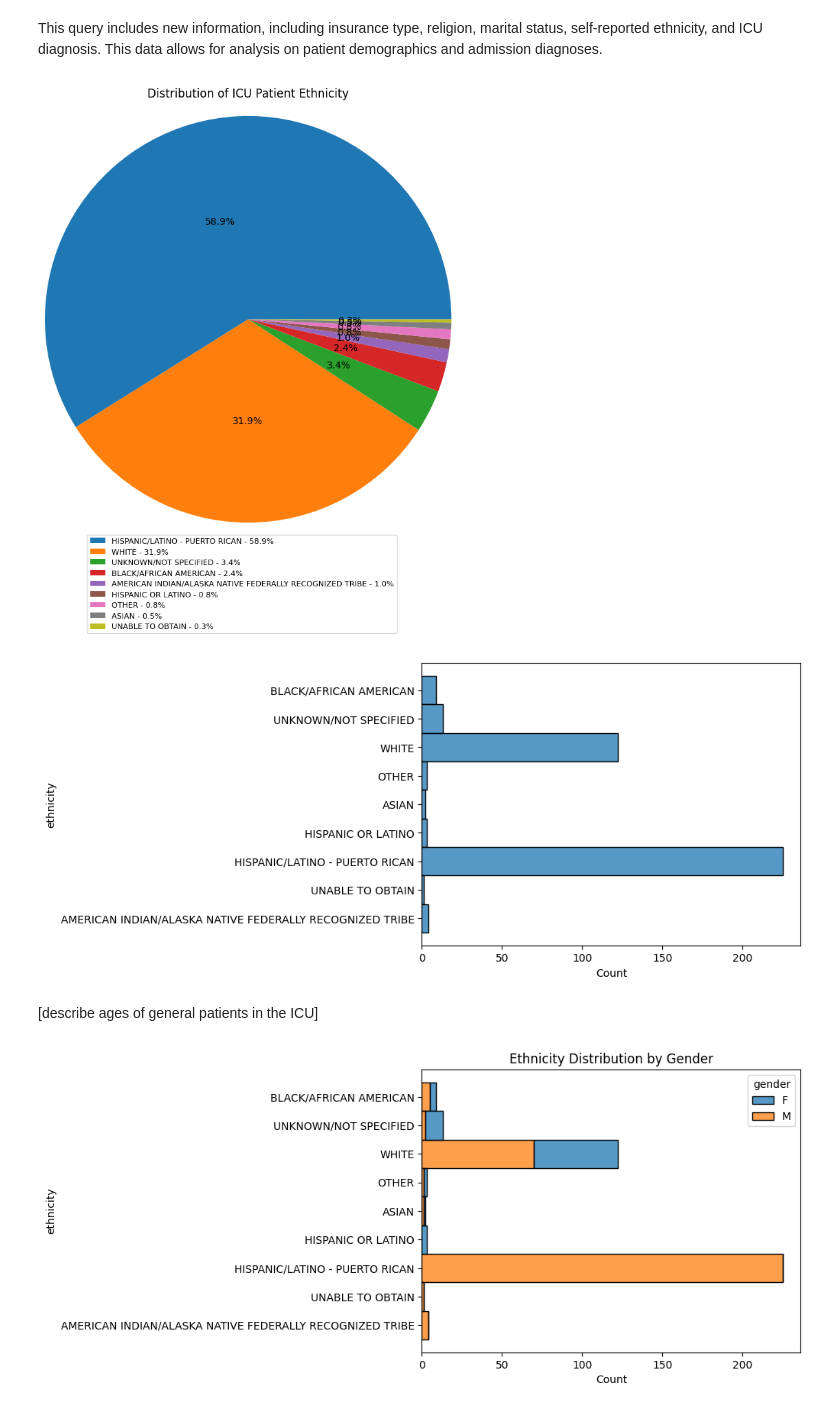
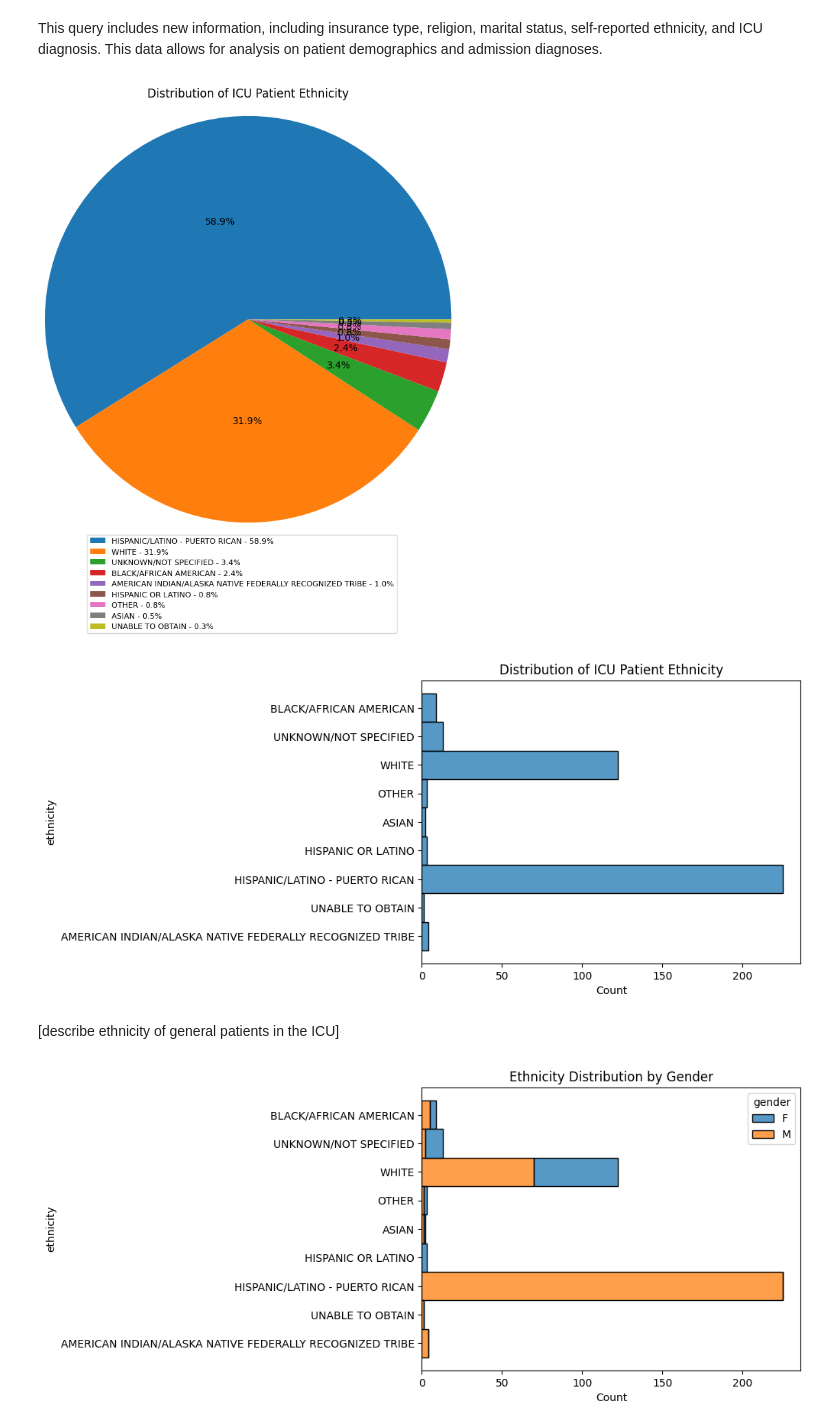
Before and after one commit to punstack/Health-Care-Analytics, a Jupyter notebook: eda.ipynb, the cells around one changed output. Saved outputs shown, nothing was run; the diff lists cells and outputs as text; code cells hidden in the pictures.

Commit message:
I think I broke the import statements but I've updated more graphs

```diff
--- a/eda.ipynb
+++ b/eda.ipynb
@@ -168,24 +170,25 @@ This query includes new information, including insurance type, religion, marital
 # %%
 # I want a heat map lol
 ### TODO: DIAGNOSES ARE SEPARATED BY A SEMICOLON ; -- NEED TO SEPARATE THEM :(
 eth_counts = df_b['ethnicity'].value_counts()
 eth_labels = eth_counts.index
 eth_percentages = eth_counts / eth_counts.sum() * 100
 
 f, ax = plt.subplots()
 patches, texts, autotexts = ax.pie(eth_counts, labels = None, autopct='%1.1f%%', pctdistance=0.5, radius = 2)
 legend_labels = [f'{label} - {percentage:.1f}%' for label, percentage in zip(eth_labels, eth_percentages)]
 plt.title(label = "Distribution of ICU Patient Ethnicity", pad = 20, y = 1.3)
 plt.legend(patches, legend_labels, loc='lower right', fontsize=8, bbox_to_anchor=(1.1,-.75))
 plt.show()
 
 sns.histplot(y = df_b['ethnicity'])
+plt.title('Distribution of ICU Patient Ethnicity')
 plt.show()
 # %% [output]
 [figure]
-[figure, old version]
+[figure, new version]
 # %% [markdown]
-[describe ages of general patients in the ICU]
+[describe ethnicity of general patients in the ICU]
 # %%
 sns.histplot(data=df_b, y='ethnicity', hue='gender', multiple='stack')
 plt.title('Ethnicity Distribution by Gender')
```
Also changed, not shown: parts of 7 cells of this notebook, 1 other file.
